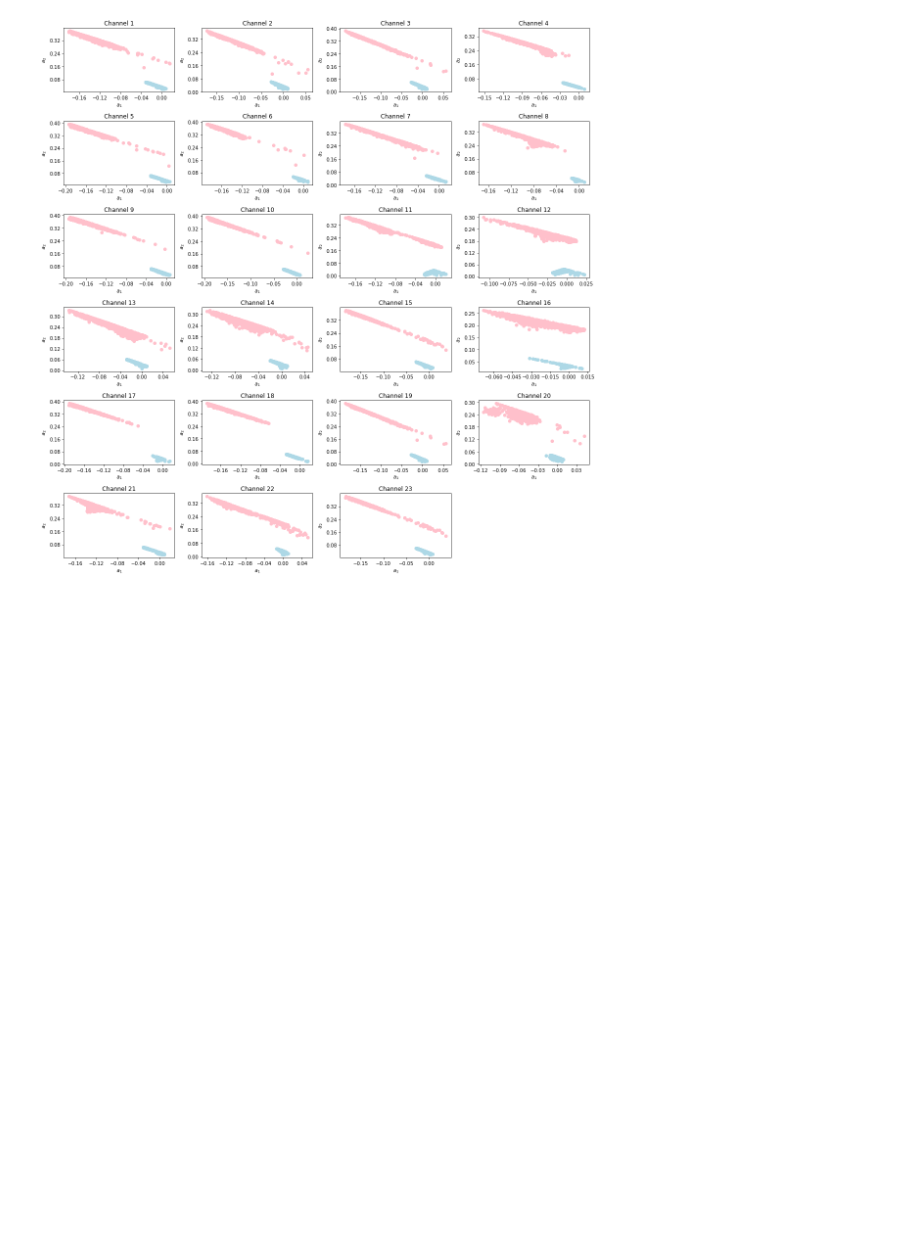
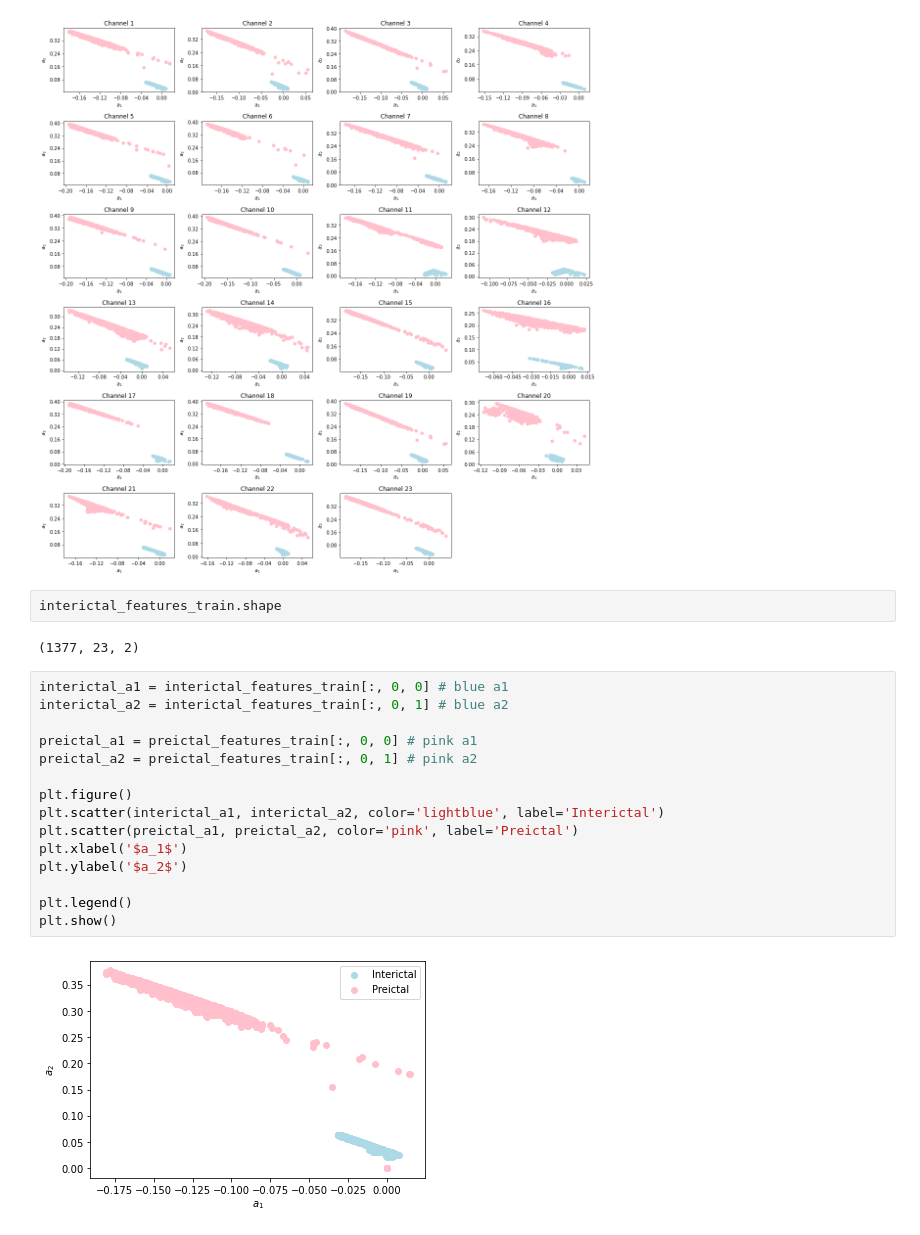
Before and after one commit to samisnotinsane/chbmit-seizure-prediction, a Jupyter notebook: classification/feature_visualise.ipynb, the cells around one changed output. Drawn from its saved outputs; the diff is of its cells as text; blank space fills up the shorter version.

Commit message:
Correcting feature visualisation

```diff
--- a/classification/feature_visualise.ipynb
+++ b/classification/feature_visualise.ipynb
@@ -32,3 +32,24 @@ plt.savefig('../figures/classification/train_features_all_ch.pdf')
 plt.show()
 # %% [output]
 [figure]
+# %%
+interictal_features_train.shape
+# %% [output]
+(1377, 23, 2)
+# %%
+interictal_a1 = interictal_features_train[:, 0, 0] # blue a1
+interictal_a2 = interictal_features_train[:, 0, 1] # blue a2
+
+preictal_a1 = preictal_features_train[:, 0, 0] # pink a1
+preictal_a2 = preictal_features_train[:, 0, 1] # pink a2
+
+plt.figure()
+plt.scatter(interictal_a1, interictal_a2, color='lightblue', label='Interictal')
+plt.scatter(preictal_a1, preictal_a2, color='pink', label='Preictal')
+plt.xlabel('$a_1$')
+plt.ylabel('$a_2$')
+
+plt.legend()
+plt.show()
+# %% [output]
+[figure, added]
```
Also changed, not shown: parts of 5 cells of this notebook, 2 other files.
